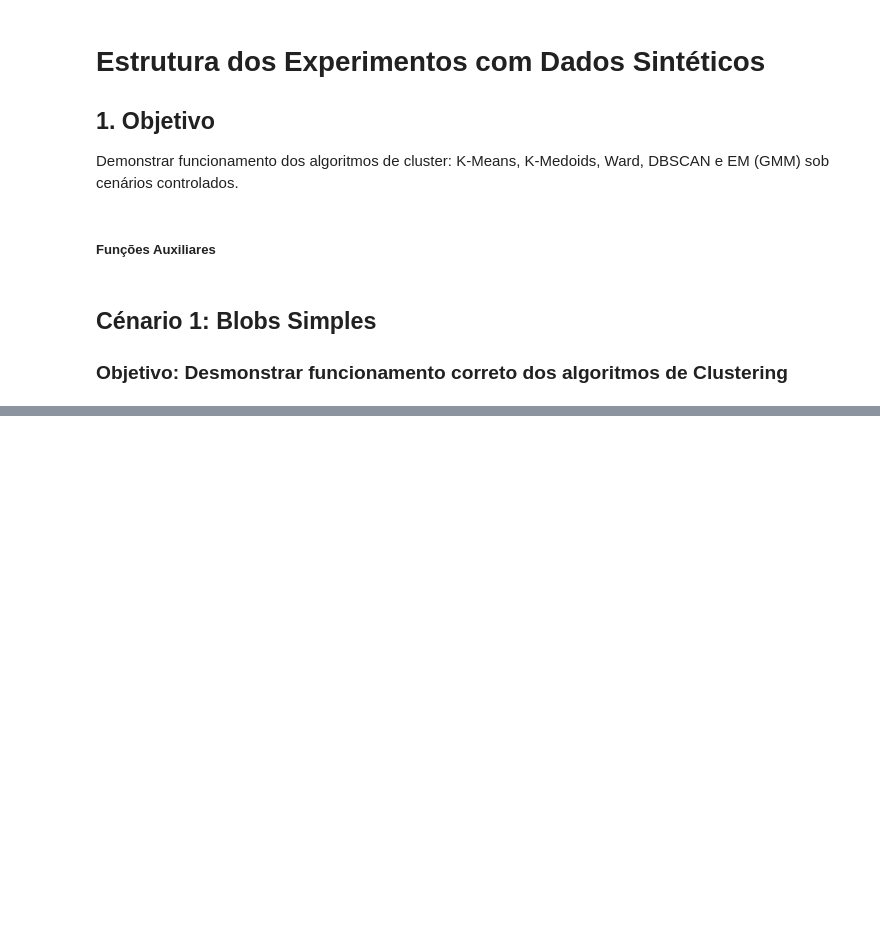
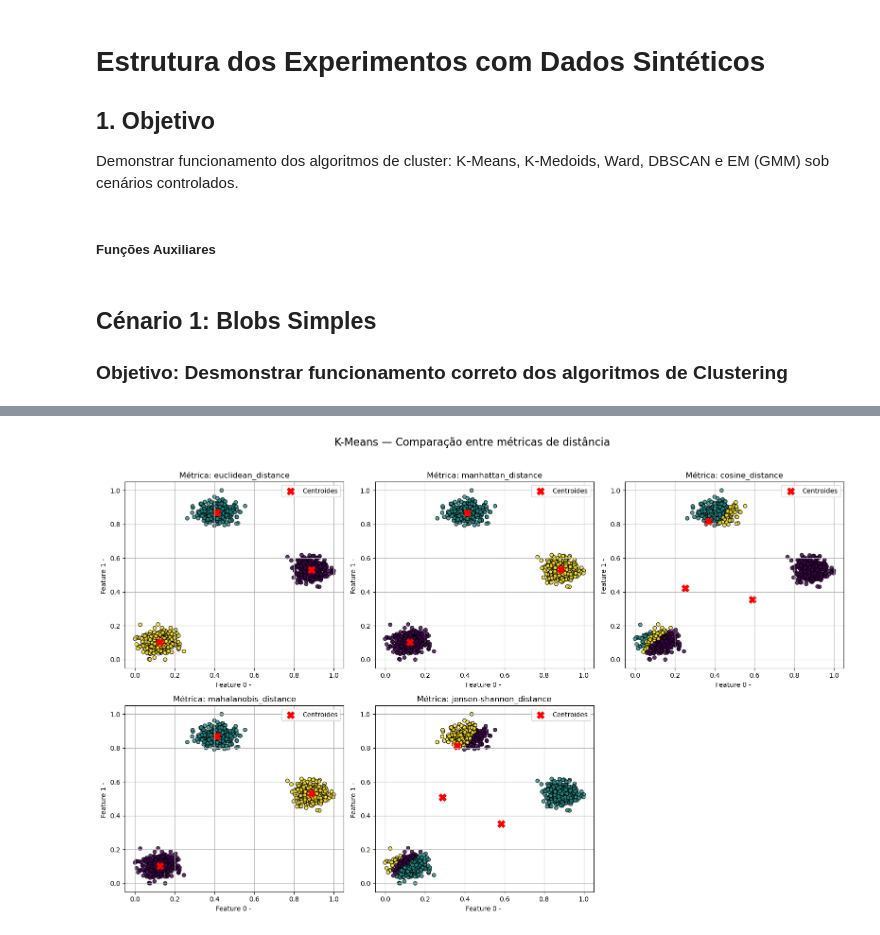
Before and after one commit to JaneOliveira/clustering-client-segmentation-tcc, a Jupyter notebook: notebooks/ExperimentoDatasetSintetico.ipynb, the cells around one changed output, grey strips where cells are left out. Cells and saved outputs as stored; diff of their text form; code cells hidden in the pictures; blank space fills up the shorter version.

Commit message:
Feat: Atualiza resultados

```diff
--- a/notebooks/ExperimentoDatasetSintetico.ipynb
+++ b/notebooks/ExperimentoDatasetSintetico.ipynb
@@ -690,0 +52,20 @@ ward.plot_dendrogram(truncate_mode='lastp', p=10)
+# %%
+#Instanciando dataset sintético simples com 3 centros e desvio padrão 0.7
+X, labels = generate_synthetic_blobs(n_samples=1000, centers=3, cluster_std=0.7)
+scaler = MinMaxScaler()
+X = scaler.fit_transform(X)
+# %%
+metrics = ['euclidean_distance', 'manhattan_distance', 'cosine_distance', 'mahalanobis_distance', 'jensen-shannon_distance']
+
+silhouette_metric_name = {
+    'euclidean_distance': 'euclidean',
+    'manhattan_distance': 'manhattan',
+    'cosine_distance': 'cosine',
+    'mahalanobis_distance': 'mahalanobis',
+    'jensen_shannon_distance': jensenshannon
+}
+# %%
+# Pré-cálculo para Mahalanobis
+cov_matrix = np.cov(X.T)
+cov_matrix += np.eye(cov_matrix.shape[0]) * 1e-6
+VI = np.linalg.inv(cov_matrix)
@@ -690,0 +74,20 @@ ward.plot_dendrogram(truncate_mode='lastp', p=10)
+# %%
+results_kmeans = []
+plots_kmeans = {}
+
+for metric_name in metrics:
+    kmeans = KMeans(k=3, max_iterations=7000, metric_name=metric_name)
+    t0 = time()
+    centroids_kmeans, clusters_kmeans = kmeans.fit(X)
+    runtime_kmeans = time() - t0
+
+    eval_metric = silhouette_metric_name.get(metric_name, 'euclidean')
+    eval_kwargs = {} if eval_metric != 'mahalanobis' else {'VI': VI}
+
+    metrics_result = calculate_clustering_metrics( algorithm_name="Kmeans", metric_name=metric_name, runtime=runtime_kmeans, X=X, labels=clusters_kmeans,eval_metric=eval_metric, eval_kwargs=eval_kwargs
+    )
+    results_kmeans.append(metrics_result)
+
+    plots_kmeans[metric_name] = {"X": X, "labels": clusters_kmeans, "model": kmeans
+    }
+    print(f"KMeans com métrica {metric_name} finalizado.")
@@ -690,0 +105,4 @@ ward.plot_dendrogram(truncate_mode='lastp', p=10)
+# %%
+plot_algorithm_all_metrics(plots_kmeans, "K-Means", x_index=0, y_index=1)
+# %% [output]
+[figure, added]
```
Also changed, not shown: parts of 85 cells of this notebook.
